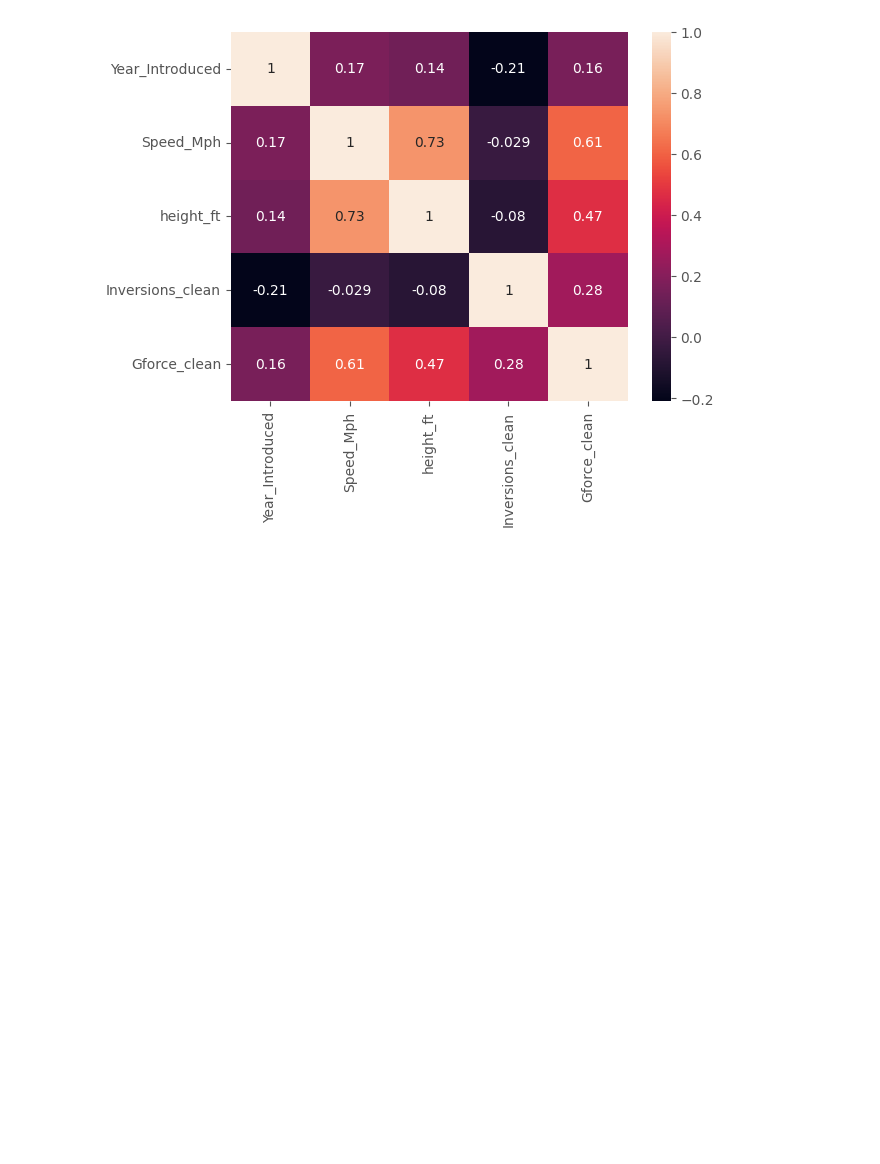
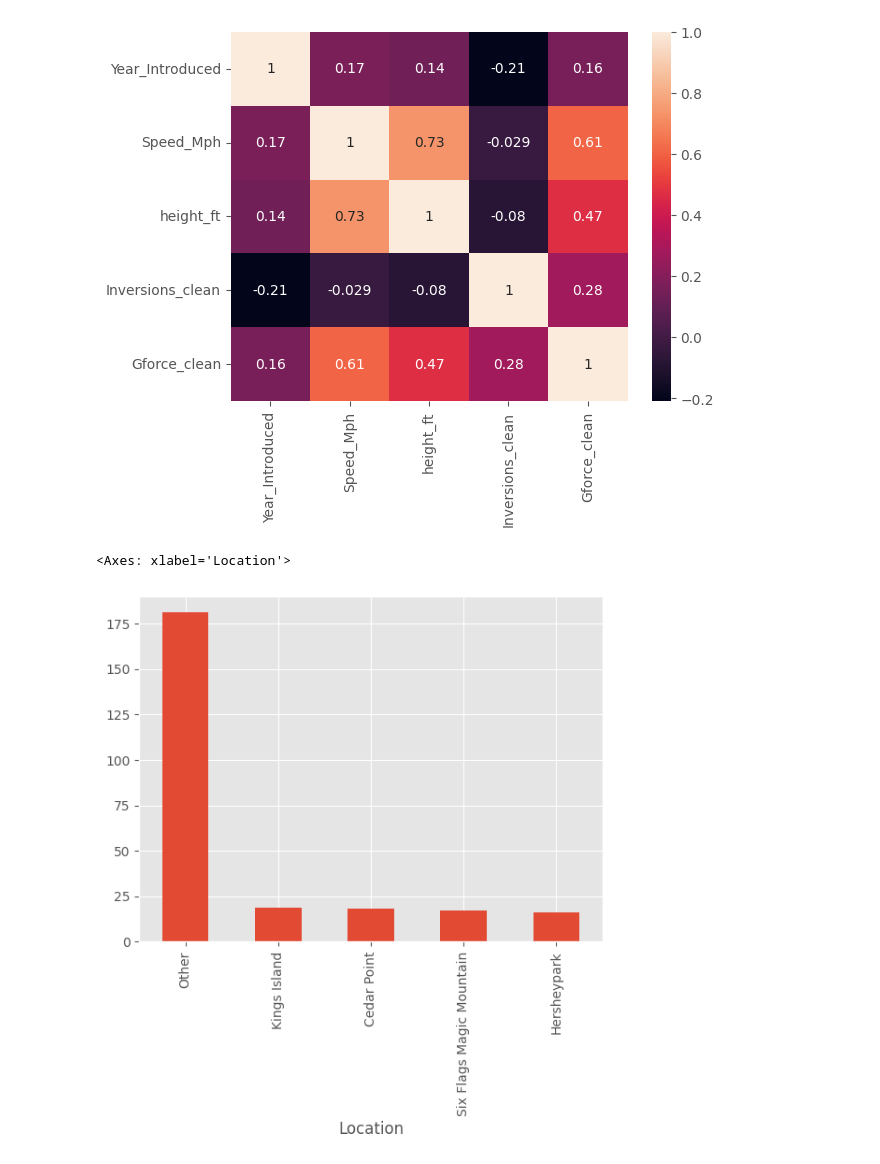
Before and after one commit to MLN142/EDA_Portfolio, a Jupyter notebook: Rollercoaster_Analysis/Rollercoaster.ipynb, the cells around one changed output. Saved outputs shown, nothing was run; the diff lists cells and outputs as text; code cells hidden in the pictures; blank space fills up the shorter version.

```diff
--- a/Rollercoaster_Analysis/Rollercoaster.ipynb
+++ b/Rollercoaster_Analysis/Rollercoaster.ipynb
@@ -370,3 +370,12 @@ sns.heatmap(df_corr,annot=True)
 # %% [output]
 <Axes: >
 [figure]
+# %%
+# sns.countplot(data=df.head(10),x='Location')
+# df["Location"].nunique()
+# sns.countplot(data=df["Location"].value_counts().head())
+x=df["Location"].value_counts().head()
+x.plot(kind="bar")
+# %% [output]
+<Axes: xlabel='Location'>
+[figure, added]
```
Also changed, not shown: parts of 3 cells of this notebook.
